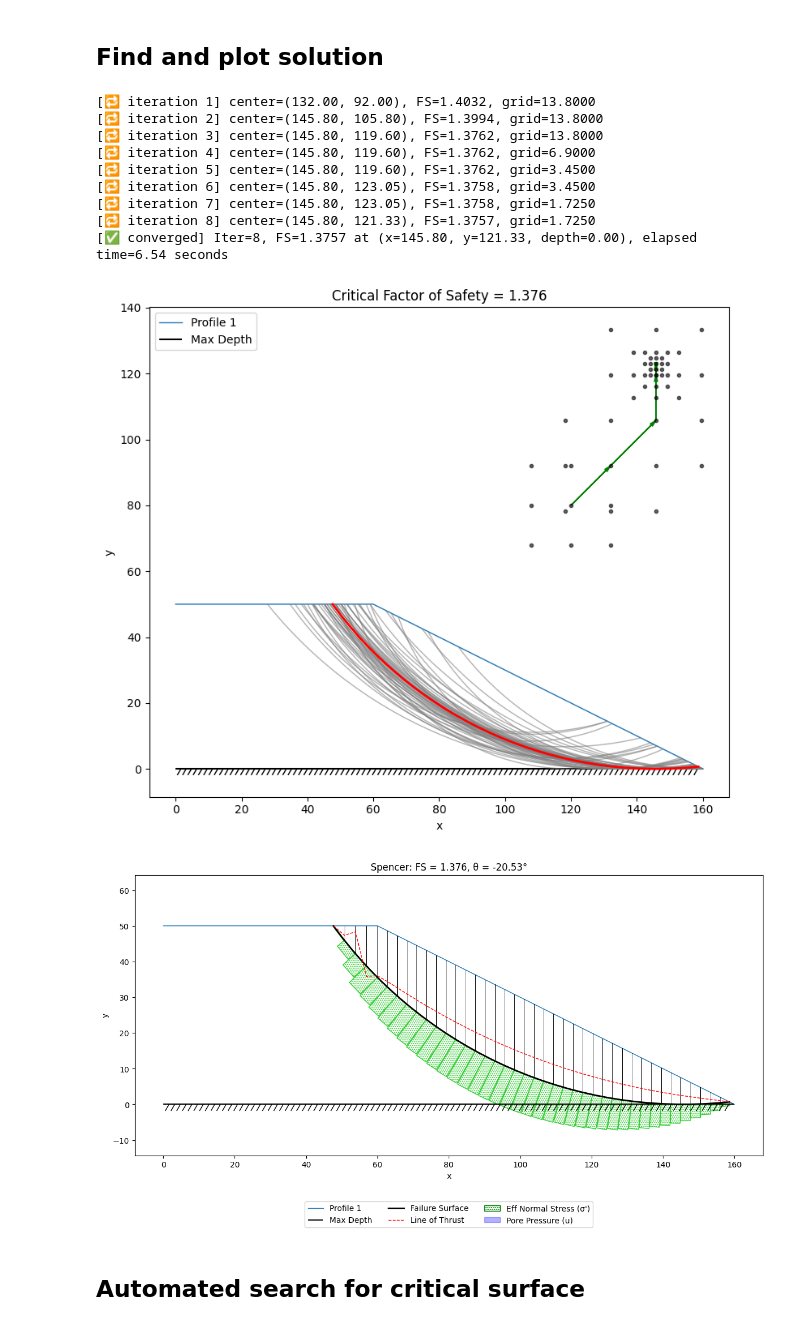
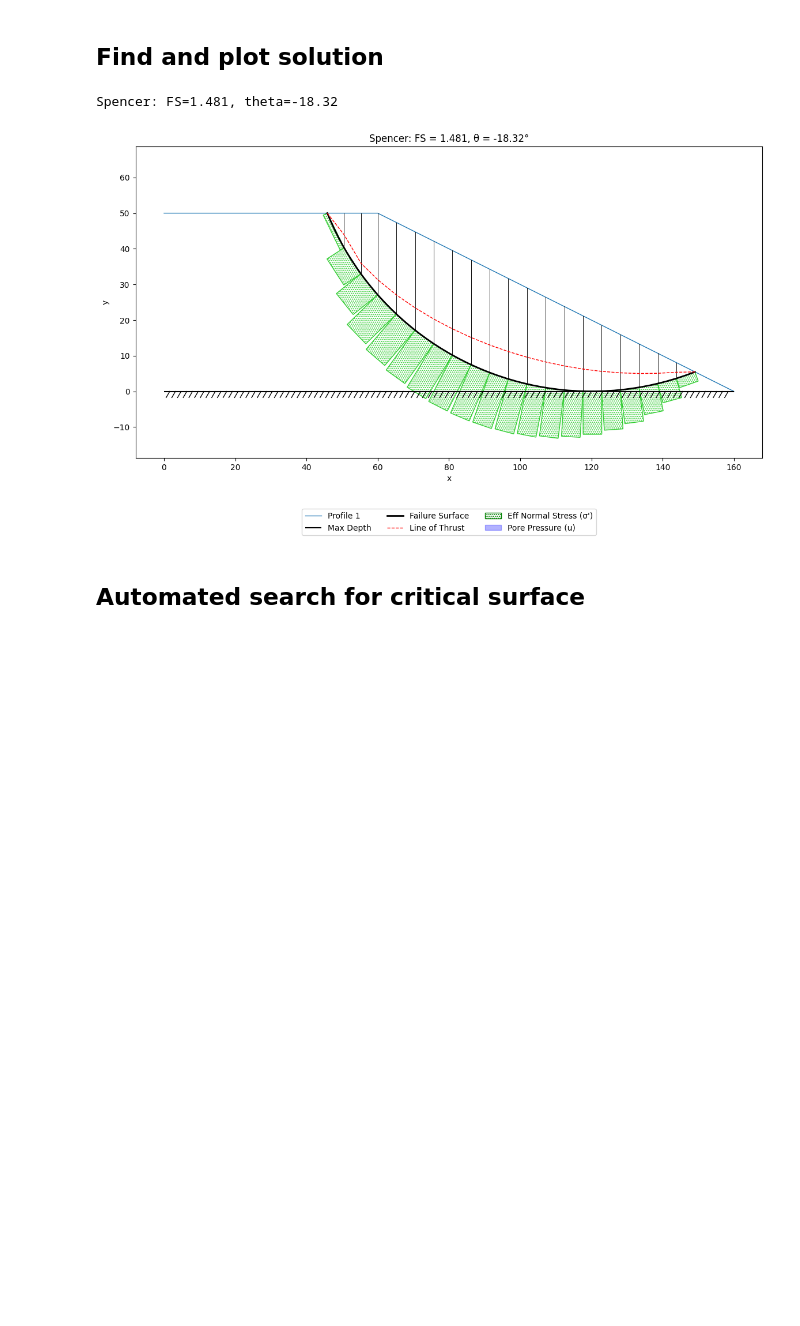
Before and after one commit to njones61/xslope, a Jupyter notebook: docs/lim_eq/xslope_lem.ipynb, the cells around one changed output. Drawn from its saved outputs; the diff is of its cells as text; code cells hidden in the pictures; blank space fills up the shorter version.

Commit message:
simplified code. removed solve_all option

```diff
--- a/docs/lim_eq/xslope_lem.ipynb
+++ b/docs/lim_eq/xslope_lem.ipynb
@@ -47,64 +47,49 @@ plot_inputs(slope_data)
 # @title Select Options {"run":"auto"}
 method = "spencer" # @param ["oms","bishop","janbu","corps_engineers","lowe_karafiath","spencer"]
 num_slices = 20 # @param {"type":"integer"}
-analysis_type = "auto_search" # @param ["single_surface","all_methods", "auto_search","reliability"]
+analysis_type = "single_surface" # @param ["single_surface","auto_search","reliability"]
 surface_type = "circular" # @param ["circular","non_circular"]
 rapid_drawdown = False # @param {"type":"boolean"}
 save_png = True # @param {"type":"boolean","placeholder":"True"}
 # %% [markdown]
 ## Find and plot solution
 # %%
-if analysis_type == 'single_surface' or analysis_type == 'all_methods' : # selected surface with one or multiple methods
-  if surface_type == "circular":
-    circle = slope_data['circles'][0] if slope_data['circular'] else None
-    success, result = generate_slices(slope_data, circle=circle, non_circ=None, num_slices=num_slices)
-  else:
-    non_circ = slope_data['non_circ'] if slope_data['non_circ'] else None
-    success, result = generate_slices(slope_data, circle=None, non_circ=non_circ, num_slices=num_slices)
+if analysis_type == 'single_surface': # analyze the specified failure surface
+  circle = slope_data['circles'][0] if slope_data['circular'] else None
+  non_circ = slope_data['non_circ'] if slope_data['non_circ'] else None
+  success, result = generate_slices(slope_data, circle=circle, non_circ=non_circ, num_slices=num_slices)
   if success:
       slice_df, failure_surface = result
+      results = solve_selected(method, slice_df, rapid=rapid_drawdown)
+      plot_solution(slope_data, slice_df, failure_surface, results, save_png=save_png)
   else:
       print(result)
       exit()
-  if analysis_type == 'single_surface':
-    results = solve_selected(method, slice_df, rapid=rapid_drawdown)
-    plot_solution(slope_data, slice_df, failure_surface, results, save_png=save_png)
-  else:
-    results = solve_all(slice_df, rapid=rapid_drawdown)
 
 elif analysis_type == "auto_search": # automated search for critical surface
   if surface_type == "circular":
     fs_cache, converged, search_path = circular_search(slope_data, method, rapid=rapid_drawdown, diagnostic=False)
     plot_circular_search_results(slope_data, fs_cache, search_path, save_png=save_png)
   else:
     fs_cache, converged, search_path = noncircular_search(slope_data, method, rapid=rapid_drawdown, diagnostic=False)
     plot_noncircular_search_results(slope_data, fs_cache, search_path, save_png=save_png)
 
   # Extract critical failure surface (lowest FS is first in sorted list)
   critical_surface = fs_cache[0]
   slice_df = critical_surface['slices']
   failure_surface = critical_surface['failure_surface']
   results = critical_surface['solver_result']
   plot_solution(slope_data, slice_df, failure_surface, results, save_png=save_png)
 
 elif analysis_type == "reliability": # reliability analysis (supports both circular and non-circular)
   circular = (surface_type == "circular")
   success, result = reliability_analysis(slope_data, method, rapid=rapid_drawdown, circular=circular, debug_level=1)
   if success:
     plot_reliability_results(slope_data, result, save_png=save_png)
   else:
     print(f"Reliability analysis failed: {result}")
 # %% [output]
-[🔁 iteration 1] center=(132.00, 92.00), FS=1.4032, grid=13.8000
-[🔁 iteration 2] center=(145.80, 105.80), FS=1.3994, grid=13.8000
-[🔁 iteration 3] center=(145.80, 119.60), FS=1.3762, grid=13.8000
-[🔁 iteration 4] center=(145.80, 119.60), FS=1.3762, grid=6.9000
-[🔁 iteration 5] center=(145.80, 119.60), FS=1.3762, grid=3.4500
-[🔁 iteration 6] center=(145.80, 123.05), FS=1.3758, grid=3.4500
-[🔁 iteration 7] center=(145.80, 123.05), FS=1.3758, grid=1.7250
-[🔁 iteration 8] center=(145.80, 121.33), FS=1.3757, grid=1.7250
-[✅ converged] Iter=8, FS=1.3757 at (x=145.80, y=121.33, depth=0.00), elapsed time=6.54 seconds
+Spencer: FS=1.481, theta=-18.32
-[figure, old version]
+[figure, new version]
-[figure, removed]
 # %% [markdown]
 ## Automated search for critical surface
```
